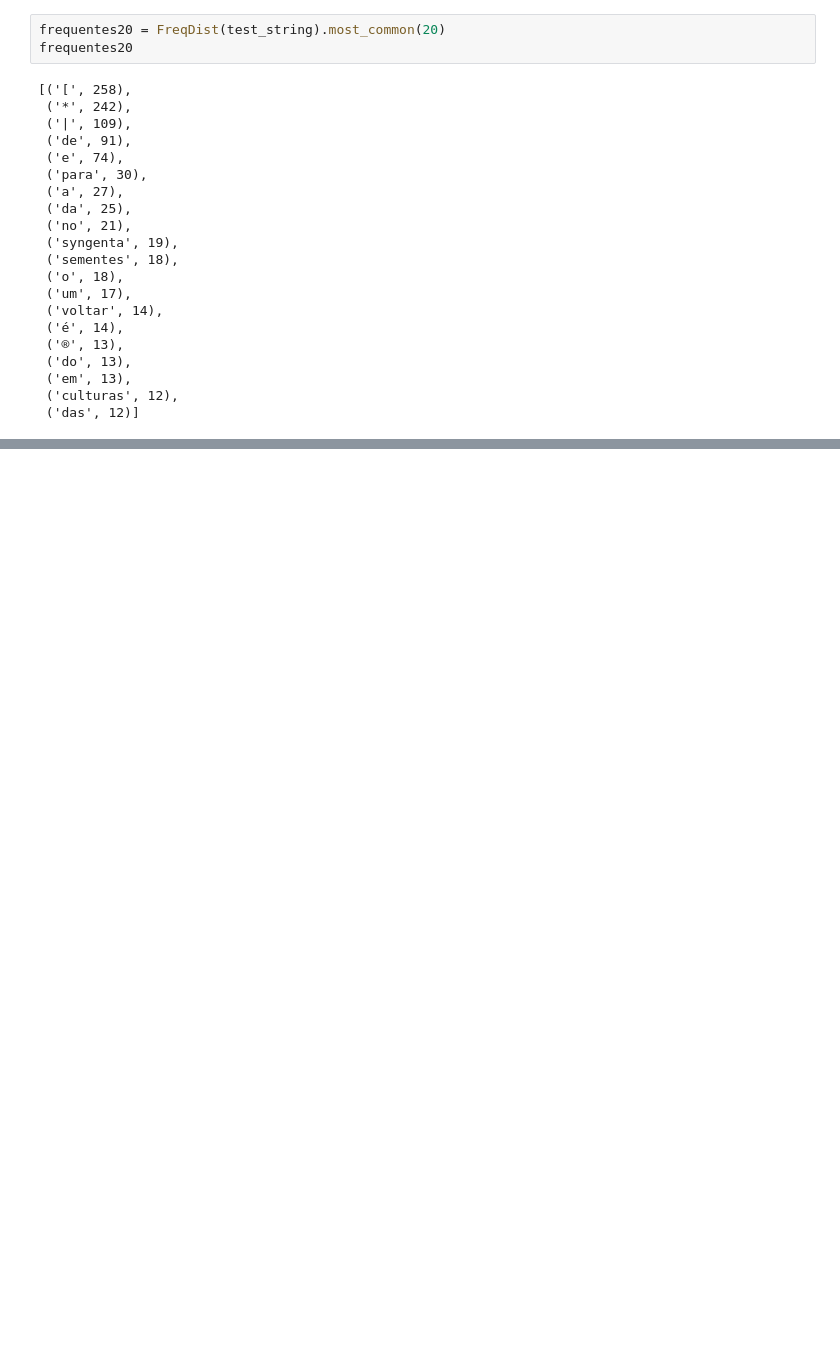
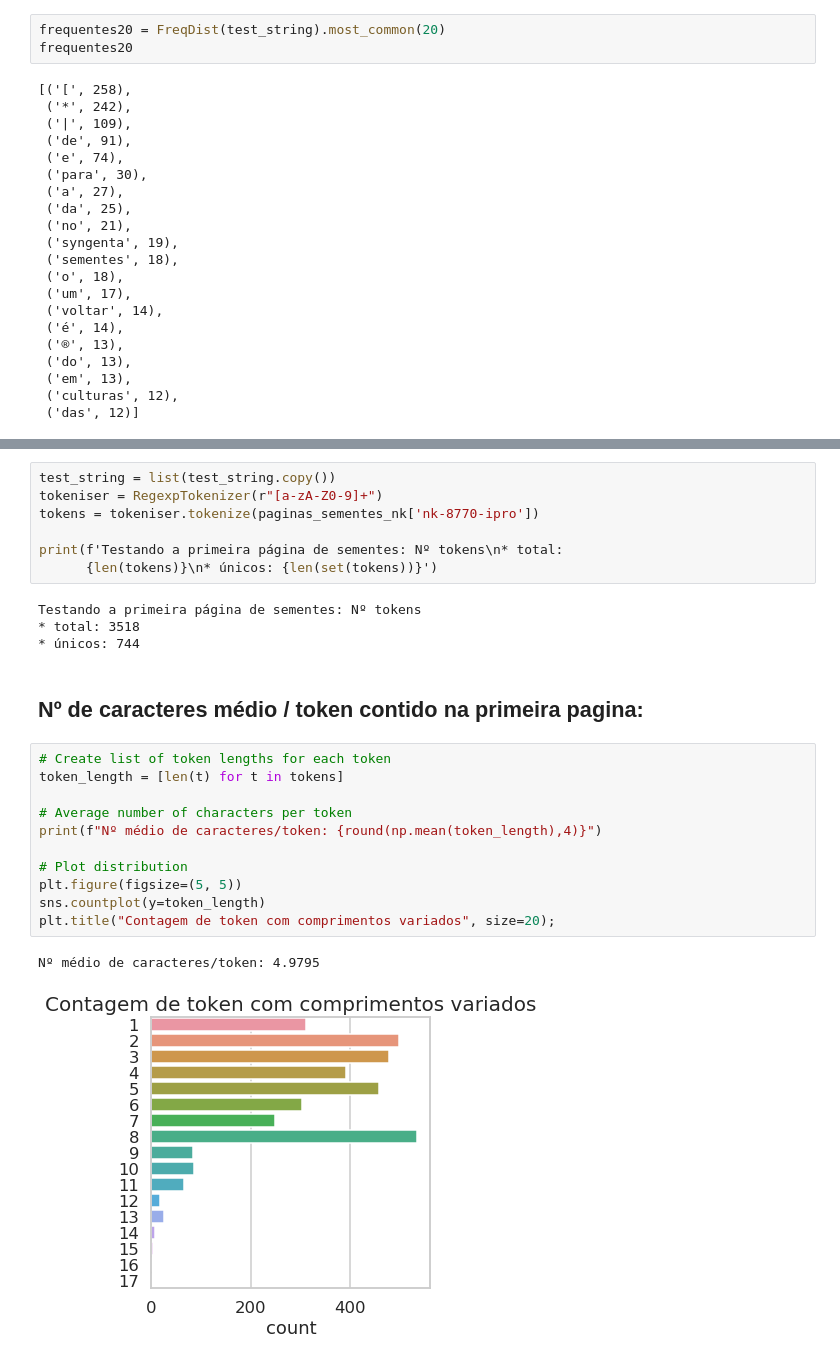
Before and after one commit to anandaheino/WebScraping_Practice, a Jupyter notebook: scraping_with_NLP/html2txt_example.ipynb, the cells around one changed output, grey strips where cells are left out. Drawn from its saved outputs; the diff is of its cells as text; blank space fills up the shorter version.

```diff
--- a/scraping_with_NLP/html2txt_example.ipynb
+++ b/scraping_with_NLP/html2txt_example.ipynb
@@ -166,0 +183,27 @@ curtas3
+# %%
+test_string = list(test_string.copy())
+tokeniser = RegexpTokenizer(r"[a-zA-Z0-9]+")
+tokens = tokeniser.tokenize(paginas_sementes_nk['nk-8770-ipro'])
+
+print(f'Testando a primeira página de sementes: Nº tokens\n* total:
+      {len(tokens)}\n* únicos: {len(set(tokens))}')
+# %% [output]
+Testando a primeira página de sementes: Nº tokens
+* total: 3518
+* únicos: 744
+# %% [markdown]
+## Nº de caracteres médio / token contido na primeira pagina:
+# %%
+# Create list of token lengths for each token
+token_length = [len(t) for t in tokens]
+
+# Average number of characters per token
+print(f"Nº médio de caracteres/token: {round(np.mean(token_length),4)}")
+
+# Plot distribution
+plt.figure(figsize=(5, 5))
+sns.countplot(y=token_length)
+plt.title("Contagem de token com comprimentos variados", size=20);
+# %% [output]
+Nº médio de caracteres/token: 4.9795
+[figure, added]
```
Also changed, not shown: parts of 17 cells of this notebook.
